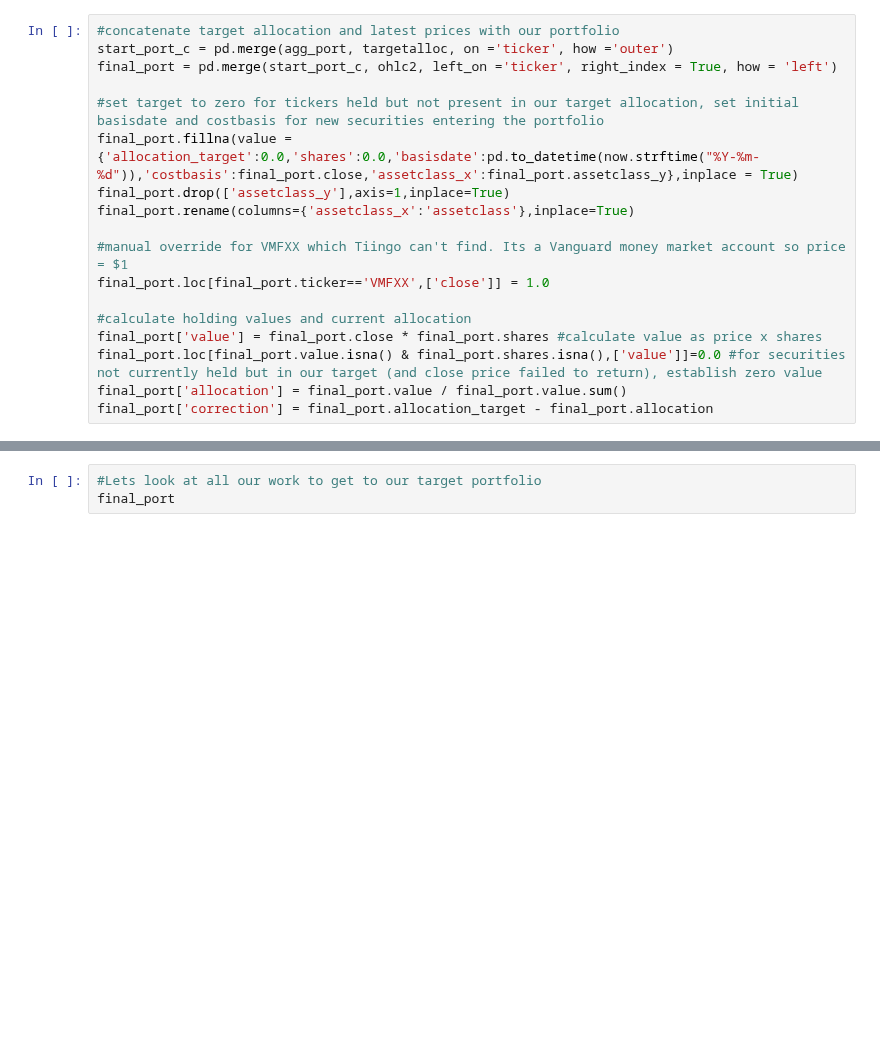
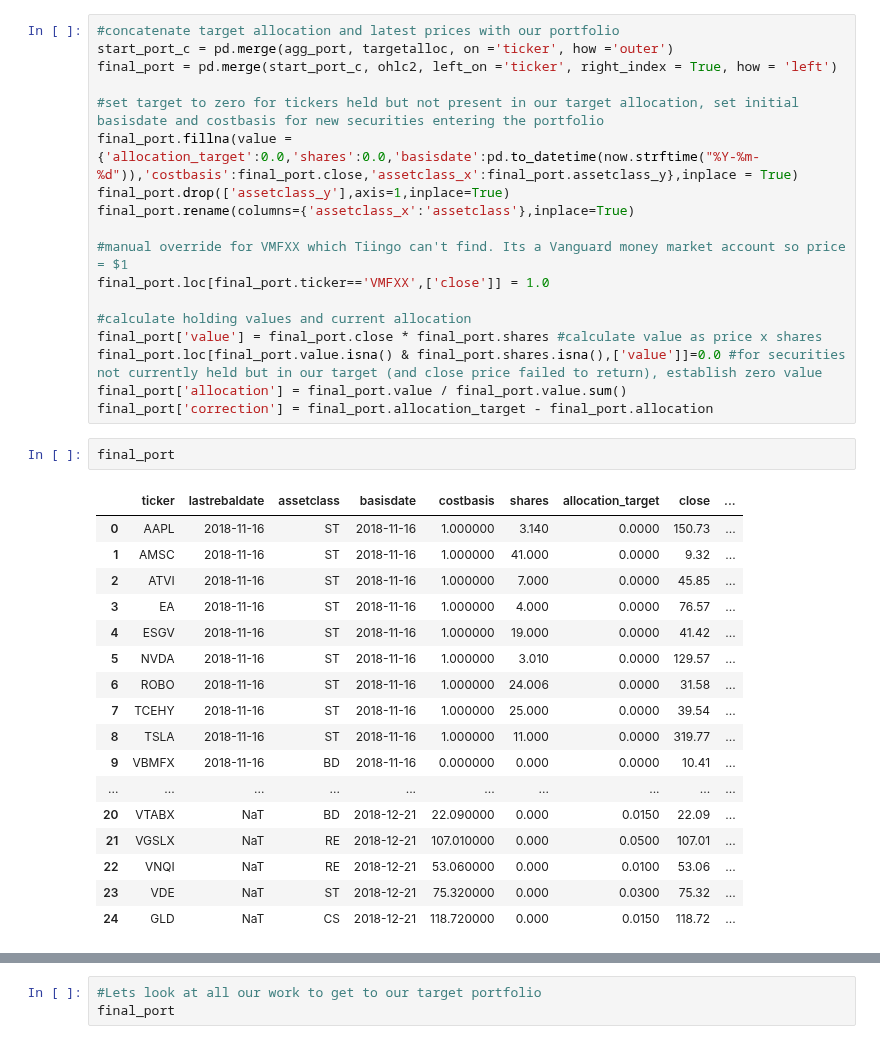
Before and after one commit to pogoetic/rebalance, a Jupyter notebook: portfolio_rebalance.ipynb, the cells around one changed output, grey strips where cells are left out. Saved outputs shown, nothing was run; the diff lists cells and outputs as text; blank space fills up the shorter version.

```diff
--- a/portfolio_rebalance.ipynb
+++ b/portfolio_rebalance.ipynb
@@ -170,6 +170,26 @@ final_port['value'] = final_port.close * final_port.shares #calculate value as p
 final_port.loc[final_port.value.isna() & final_port.shares.isna(),['value']]=0.0 #for securities not currently held but in our target (and close price failed to return), establish zero value
 final_port['allocation'] = final_port.value / final_port.value.sum()
 final_port['correction'] = final_port.allocation_target - final_port.allocation
+# %%
+final_port
+# %% [output]
+|  | ticker | lastrebaldate | assetclass | basisdate | costbasis | shares | allocation_target | close | ... |
+| 0 | AAPL | 2018-11-16 | ST | 2018-11-16 | 1.000000 | 3.140 | 0.0000 | 150.73 | ... |
+| 1 | AMSC | 2018-11-16 | ST | 2018-11-16 | 1.000000 | 41.000 | 0.0000 | 9.32 | ... |
+| 2 | ATVI | 2018-11-16 | ST | 2018-11-16 | 1.000000 | 7.000 | 0.0000 | 45.85 | ... |
+| 3 | EA | 2018-11-16 | ST | 2018-11-16 | 1.000000 | 4.000 | 0.0000 | 76.57 | ... |
+| 4 | ESGV | 2018-11-16 | ST | 2018-11-16 | 1.000000 | 19.000 | 0.0000 | 41.42 | ... |
+| 5 | NVDA | 2018-11-16 | ST | 2018-11-16 | 1.000000 | 3.010 | 0.0000 | 129.57 | ... |
+| 6 | ROBO | 2018-11-16 | ST | 2018-11-16 | 1.000000 | 24.006 | 0.0000 | 31.58 | ... |
+| 7 | TCEHY | 2018-11-16 | ST | 2018-11-16 | 1.000000 | 25.000 | 0.0000 | 39.54 | ... |
+| 8 | TSLA | 2018-11-16 | ST | 2018-11-16 | 1.000000 | 11.000 | 0.0000 | 319.77 | ... |
+| 9 | VBMFX | 2018-11-16 | BD | 2018-11-16 | 0.000000 | 0.000 | 0.0000 | 10.41 | ... |
+| ... | ... | ... | ... | ... | ... | ... | ... | ... | ... |
+| 20 | VTABX | NaT | BD | 2018-12-21 | 22.090000 | 0.000 | 0.0150 | 22.09 | ... |
+| 21 | VGSLX | NaT | RE | 2018-12-21 | 107.010000 | 0.000 | 0.0500 | 107.01 | ... |
+| 22 | VNQI | NaT | RE | 2018-12-21 | 53.060000 | 0.000 | 0.0100 | 53.06 | ... |
+| 23 | VDE | NaT | ST | 2018-12-21 | 75.320000 | 0.000 | 0.0300 | 75.32 | ... |
+| 24 | GLD | NaT | CS | 2018-12-21 | 118.720000 | 0.000 | 0.0150 | 118.72 | ... |
 # %%
 #factor in any new money entering the portfolio and determine necessary changes in value and shares
 #this method rebalances and factors in new money simultaneously - there may be more efficient methods
```
Also changed, not shown: parts of 5 cells of this notebook.
